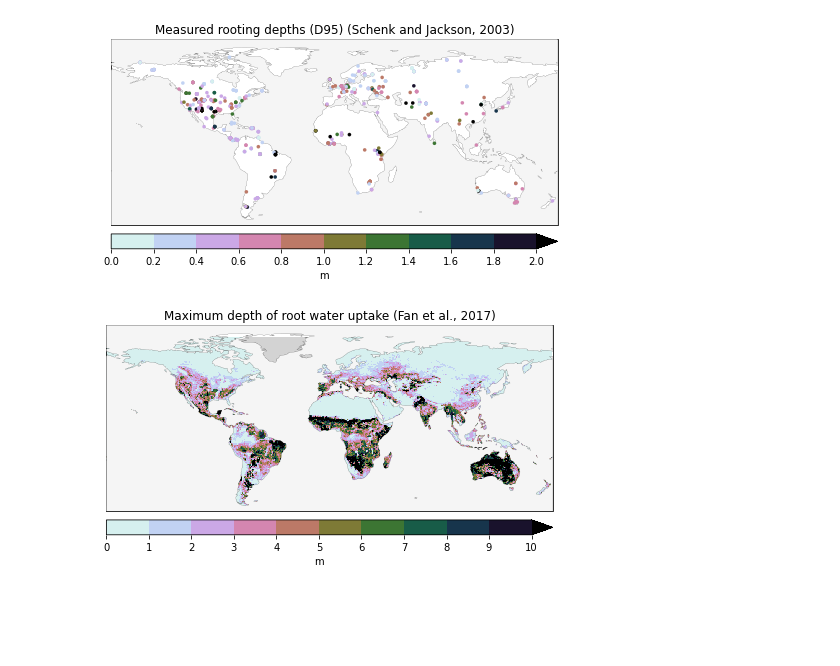
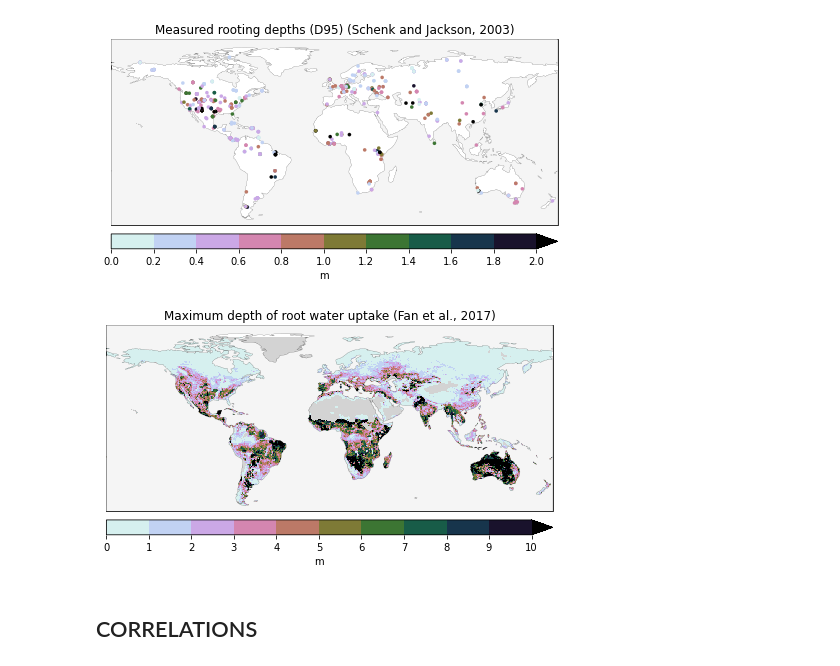
Before and after one commit to fvanoorschot/global_sr_module, a Jupyter notebook: global_sr_comparison.ipynb, the cells around one changed output. Saved outputs shown, nothing was run; the diff lists cells and outputs as text; code cells hidden in the pictures; blank space fills up the shorter version.

```diff
--- a/global_sr_comparison.ipynb
+++ b/global_sr_comparison.ipynb
@@ -910,28 +917,31 @@ fig2.savefig(f'{work_dir}/output/gridded_sr/figures/schenkjackson_rooting_depth_
 # %%
 # Fan maximum depth of root water uptake
 bounds = np.linspace(0,10,11)
 bounds2 = np.linspace(0,10,11)
 norm = mpl.colors.BoundaryNorm(bounds, cmap_sr.N)
 
 f = xr.open_dataset(f'{work_dir}/data/reference_sr/fan/maxroot_allregions_crugrid2.nc') #conservative remapping done
 f = f.root_depth
+f = f.where(pl[0,:,:]>=0)
 
 fig2 = plt.figure(figsize=(8,8))
 ax = fig2.add_subplot(111,projection=ccrs.PlateCarree())
 ax.coastlines(linewidth=0.1)
 ax.add_feature(cartopy.feature.OCEAN, zorder=100,facecolor='whitesmoke', edgecolor='k',linewidth=0.1)
 ax.set_global()
 ax.set_xlim(-180,180)
 ax.set_ylim(-60,90)
 a = f.plot(ax=ax, cmap=cmap_sr,levels=bounds, add_colorbar=False)
 # a = f2.plot(ax=ax, cmap=cmap_sr,levels=bounds, add_colorbar=False,zorder=101)
 # a = f3.plot(ax=ax, cmap=cmap_sr,levels=bounds, add_colorbar=False,zorder=101)
 # a = f4.plot(ax=ax, cmap=cmap_sr,levels=bounds, add_colorbar=False,zorder=101)
 # a = f5.plot(ax=ax, cmap=cmap_sr,levels=bounds, add_colorbar=False,zorder=101)
 cbar = plt.colorbar(a, orientation='horizontal',spacing='proportional',extend='max', pad=0.02,aspect=30,ticks=bounds2)
 cbar.ax.tick_params(labelsize=10)
 cbar.set_label(label='m', size=10)
 ax.set_title('Maximum depth of root water uptake (Fan et al., 2017)',size=12)
 fig2.savefig(f'{work_dir}/output/gridded_sr/figures/fan_max_depth_rootwateruptake.jpg',bbox_inches='tight',dpi=300)
 # %% [output]
-[figure, old version]
+[figure, new version]
+# %% [markdown]
+## CORRELATIONS
```
Also changed, not shown: parts of 5 cells of this notebook, 1 other file.
